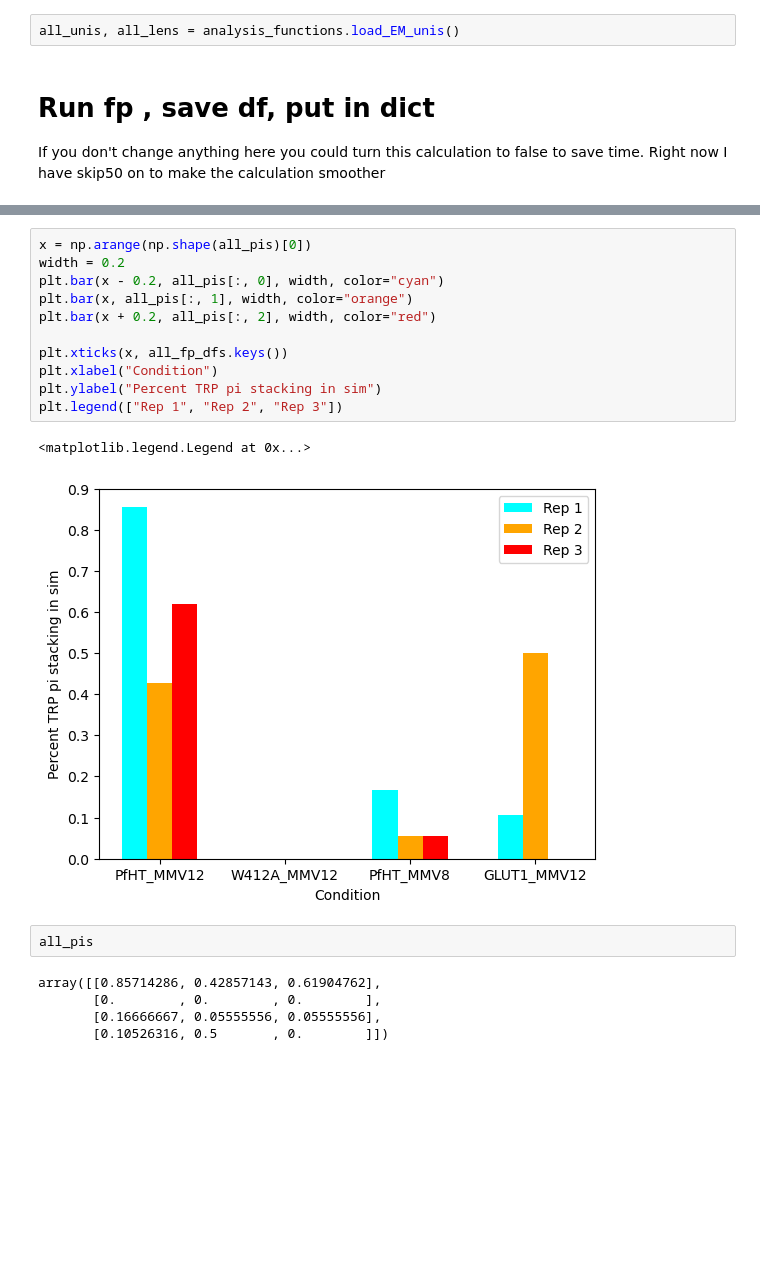
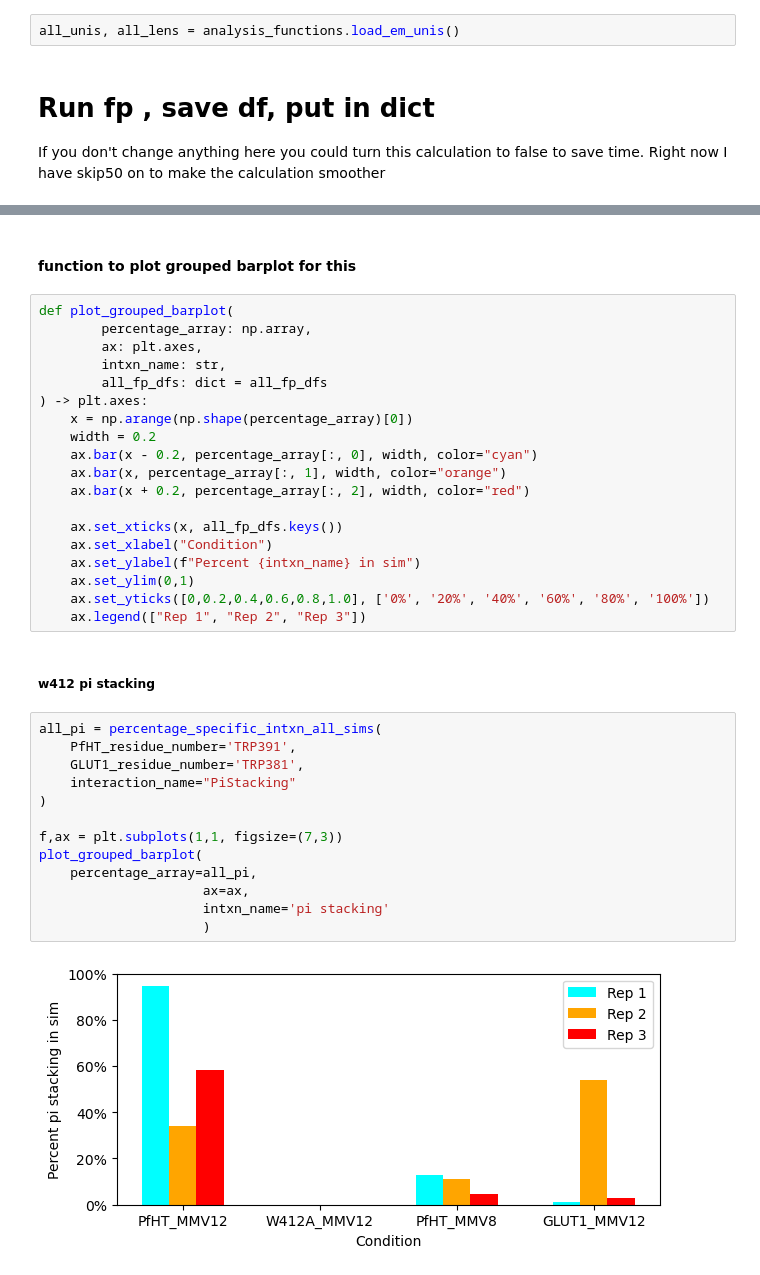
Before and after one commit to semccomas/PfHT_MMV, a Jupyter notebook: pi_stacking_prolif.ipynb, the cells around one changed output, grey strips where cells are left out. Cells and saved outputs as stored; diff of their text form; blank space fills up the shorter version.

Commit message:
updates to prolif analysis - new functions to automate percentage calcs and bar graphs. Starting analysis on total n contacts

```diff
--- a/pi_stacking_prolif.ipynb
+++ b/pi_stacking_prolif.ipynb
@@ -10,7 +10,7 @@ import analysis_functions
 # %% [markdown]
 # Load unis using analysis scripts
 # %%
-all_unis, all_lens = analysis_functions.load_EM_unis()
+all_unis, all_lens = analysis_functions.load_em_unis()
 # %% [markdown]
 # Run fp , save df, put in dict
 
@@ -69,21 +84,38 @@ plot grouped barplot
-# %%
-x = np.arange(np.shape(all_pis)[0])
-width = 0.2
-plt.bar(x - 0.2, all_pis[:, 0], width, color="cyan")
-plt.bar(x, all_pis[:, 1], width, color="orange")
-plt.bar(x + 0.2, all_pis[:, 2], width, color="red")
-
-plt.xticks(x, all_fp_dfs.keys())
-plt.xlabel("Condition")
-plt.ylabel("Percent TRP pi stacking in sim")
-plt.legend(["Rep 1", "Rep 2", "Rep 3"])
-# %% [output]
-<matplotlib.legend.Legend at 0x...>
-[figure, removed]
-# %%
-all_pis
-# %% [output]
-array([[0.85714286, 0.42857143, 0.61904762],
-       [0.        , 0.        , 0.        ],
-       [0.16666667, 0.05555556, 0.05555556],
-       [0.10526316, 0.5       , 0.        ]])
+# %% [markdown]
+#### function to plot grouped barplot for this
+# %%
+def plot_grouped_barplot(
+        percentage_array: np.array,
+        ax: plt.axes,
+        intxn_name: str,
+        all_fp_dfs: dict = all_fp_dfs
+) -> plt.axes:
+    x = np.arange(np.shape(percentage_array)[0])
+    width = 0.2
+    ax.bar(x - 0.2, percentage_array[:, 0], width, color="cyan")
+    ax.bar(x, percentage_array[:, 1], width, color="orange")
+    ax.bar(x + 0.2, percentage_array[:, 2], width, color="red")
+
+    ax.set_xticks(x, all_fp_dfs.keys())
+    ax.set_xlabel("Condition")
+    ax.set_ylabel(f"Percent {intxn_name} in sim")
+    ax.set_ylim(0,1)
+    ax.set_yticks([0,0.2,0.4,0.6,0.8,1.0], ['0%', '20%', '40%', '60%', '80%', '100%'])
+    ax.legend(["Rep 1", "Rep 2", "Rep 3"])
+# %% [markdown]
+##### w412 pi stacking
+# %%
+all_pi = percentage_specific_intxn_all_sims(
+    PfHT_residue_number='TRP391',
+    GLUT1_residue_number='TRP381',
+    interaction_name="PiStacking"
+)
+
+f,ax = plt.subplots(1,1, figsize=(7,3))
+plot_grouped_barplot(
+    percentage_array=all_pi,
+                     ax=ax,
+                     intxn_name='pi stacking'
+                     )
+# %% [output]
+[figure, added]
```
Also changed, not shown: parts of 14 cells of this notebook, 1 other file.
